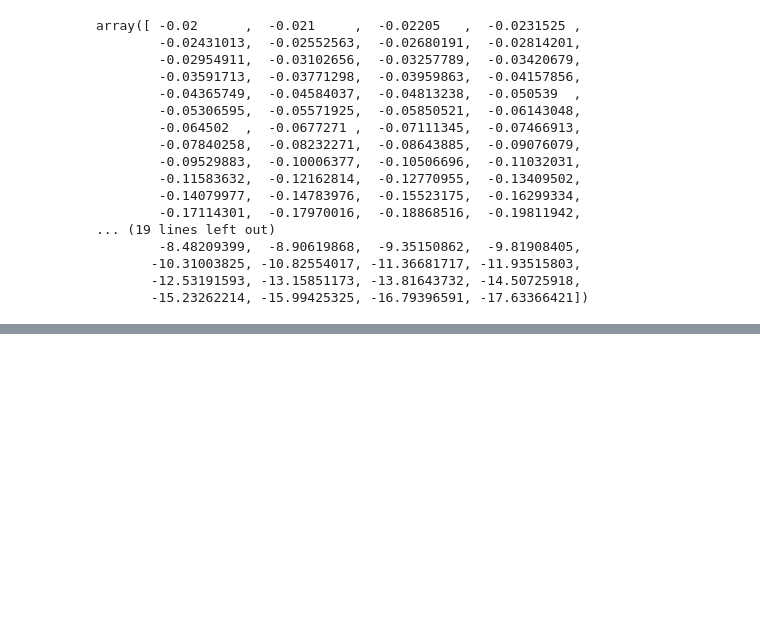
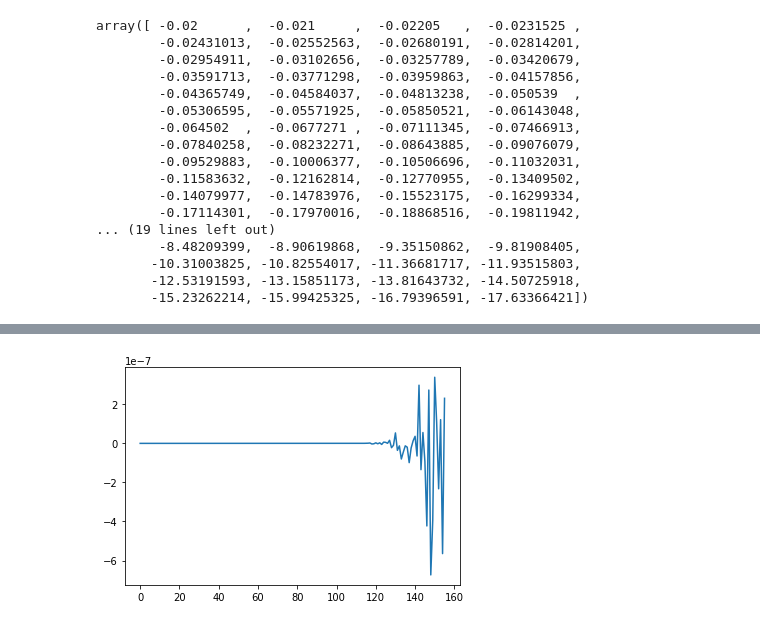
Before and after one commit to jgosmann/cue-model, a Jupyter notebook: notebooks/fuzzy temp mem.ipynb, the cells around one changed output, grey strips where cells are left out. Saved outputs shown, nothing was run; the diff lists cells and outputs as text; code cells hidden in the pictures; blank space fills up the shorter version.

```diff
--- a/notebooks/fuzzy temp mem.ipynb
+++ b/notebooks/fuzzy temp mem.ipynb
@@ -107,0 +136,4 @@ plt.plot(tau_stars, Lk[:, ::] @ sim.data[p_state][t])
+# %%
+plt.plot(sim.data[p_state][t] - sim.data[p_state][t] * (1. + 1e-6 * np.random.randn(sim.data[p_state].shape[1])));
+# %% [output]
+[figure, added]
```
Also changed, not shown: parts of 24 cells of this notebook.
